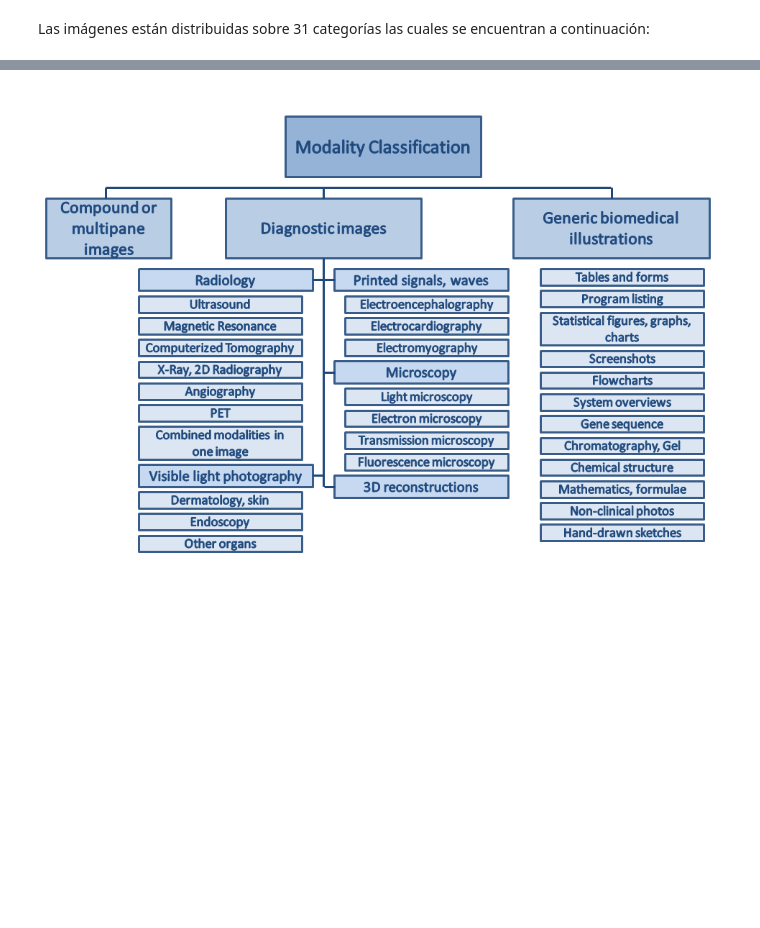
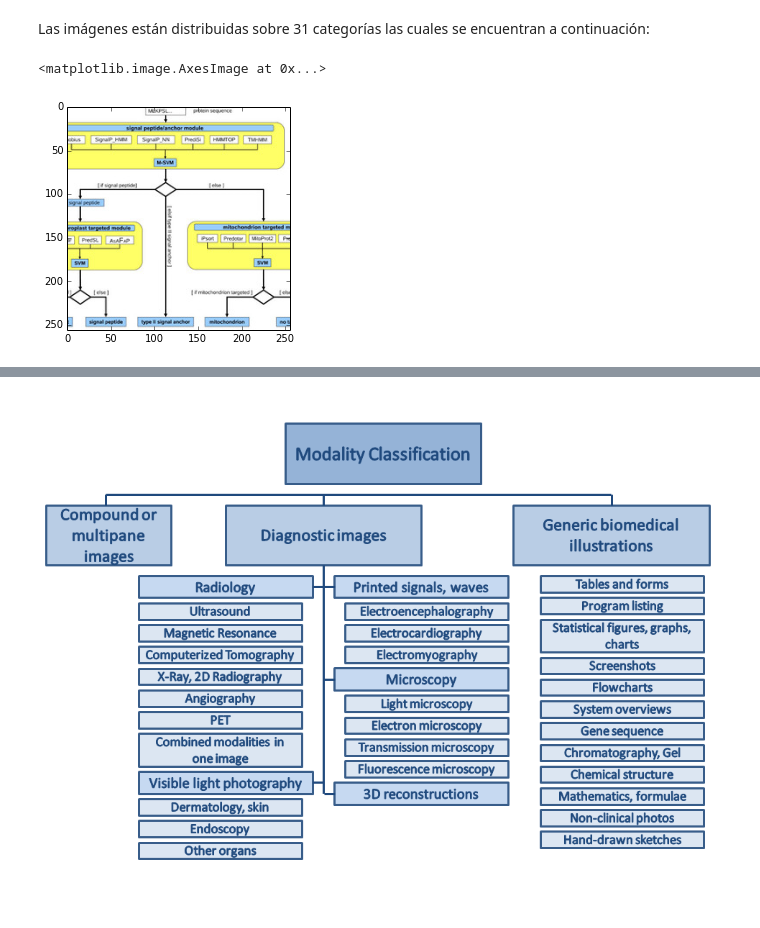
Before and after one commit to inulinux12/Imageclef-med-experimentation, a Jupyter notebook: Modality Classification.ipynb, the cells around one changed output, grey strips where cells are left out. Cells and saved outputs as stored; diff of their text form; code cells hidden in the pictures; blank space fills up the shorter version.

```diff
--- a/Modality Classification.ipynb
+++ b/Modality Classification.ipynb
@@ -13,0 +23,6 @@ import pandas as pd
+# %%
+MODEL_FILE = 'caffe_models/alexnet_deploy.prototxt'
+PRETRAINED = 'caffe_models/alexnet_train_iter_4500.caffemodel'
+IMAGE_FILE = 'caffe_models/DRXRimage.jpg'
+IMAGE2 = 'caffe_models/GCHEimage.jpg'
+IMAGE3 = 'caffe_models/GFLOimage.jpg'
@@ -13,0 +38,10 @@ import pandas as pd
+# %%
+input_image = caffe.io.load_image(IMAGE3)
+listimages = []
+listimages.append(caffe.io.load_image(IMAGE3))
+listimages.append(caffe.io.load_image(IMAGE_FILE))
+listimages.append(caffe.io.load_image(IMAGE2))
+plt.imshow(input_image)
+# %% [output]
+<matplotlib.image.AxesImage at 0x...>
+[figure, added]
```
Also changed, not shown: parts of 12 cells of this notebook.
